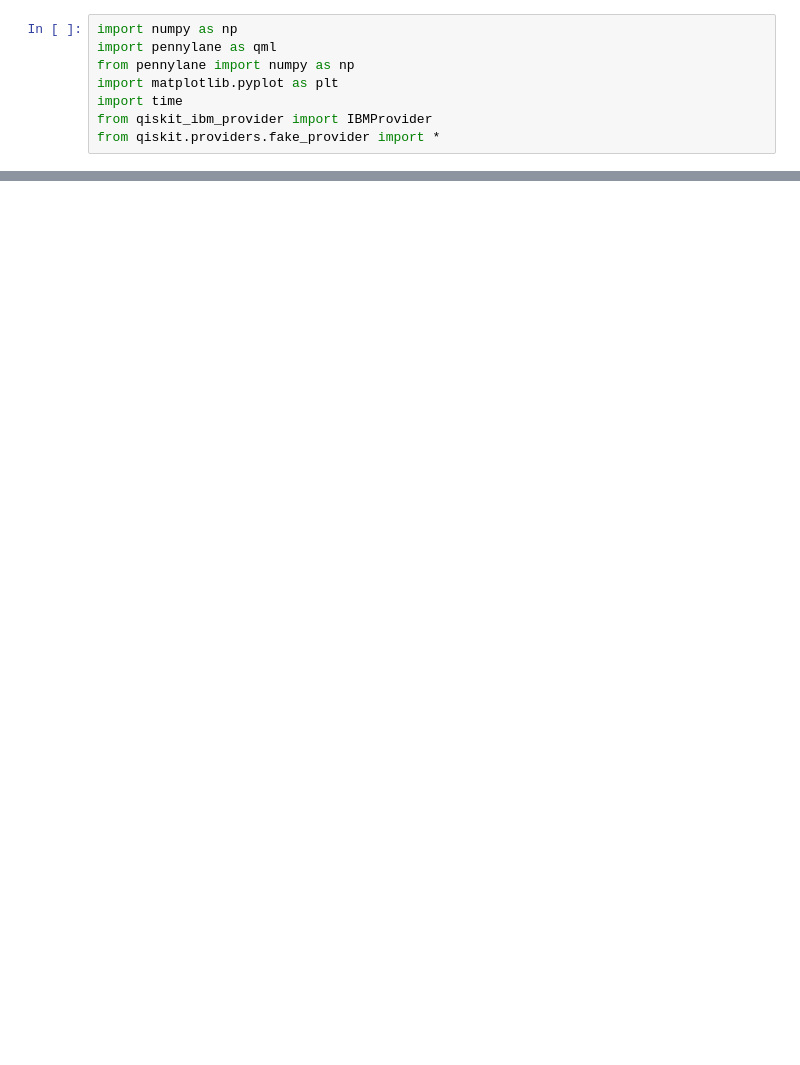
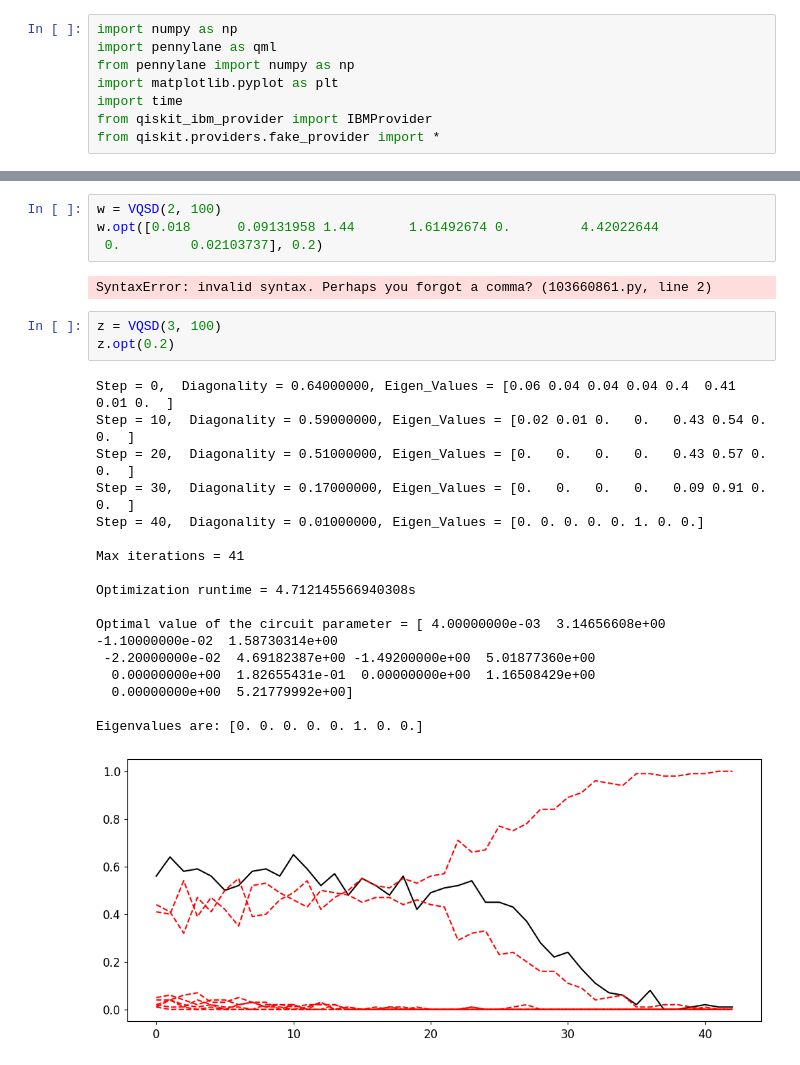
Before and after one commit to JoanArrow/VQA-Benchmarking-Project, a Jupyter notebook: VQSD/VQSD_inhouseansatz.ipynb, the cells around one changed output, grey strips where cells are left out. Saved outputs shown, nothing was run; the diff lists cells and outputs as text; blank space fills up the shorter version.

```diff
--- a/VQSD/VQSD_inhouseansatz.ipynb
+++ b/VQSD/VQSD_inhouseansatz.ipynb
@@ -526,0 +325,27 @@ param
+# %%
+w = VQSD(2, 100)
+w.opt([0.018      0.09131958 1.44       1.61492674 0.         4.42022644
+ 0.         0.02103737], 0.2)
+# %% [output]
+SyntaxError: invalid syntax. Perhaps you forgot a comma? (103660861.py, line 2)
+# %%
+z = VQSD(3, 100)
+z.opt(0.2)
+# %% [output]
+Step = 0,  Diagonality = 0.64000000, Eigen_Values = [0.06 0.04 0.04 0.04 0.4  0.41 0.01 0.  ]
+Step = 10,  Diagonality = 0.59000000, Eigen_Values = [0.02 0.01 0.   0.   0.43 0.54 0.   0.  ]
+Step = 20,  Diagonality = 0.51000000, Eigen_Values = [0.   0.   0.   0.   0.43 0.57 0.   0.  ]
+Step = 30,  Diagonality = 0.17000000, Eigen_Values = [0.   0.   0.   0.   0.09 0.91 0.   0.  ]
+Step = 40,  Diagonality = 0.01000000, Eigen_Values = [0. 0. 0. 0. 0. 1. 0. 0.]
+
+Max iterations = 41
+
+Optimization runtime = 4.712145566940308s
+
+Optimal value of the circuit parameter = [ 4.00000000e-03  3.14656608e+00 -1.10000000e-02  1.58730314e+00
+ -2.20000000e-02  4.69182387e+00 -1.49200000e+00  5.01877360e+00
+  0.00000000e+00  1.82655431e-01  0.00000000e+00  1.16508429e+00
+  0.00000000e+00  5.21779992e+00]
+
+Eigenvalues are: [0. 0. 0. 0. 0. 1. 0. 0.]
+[figure, added]
```
Also changed, not shown: parts of 63 cells of this notebook.
